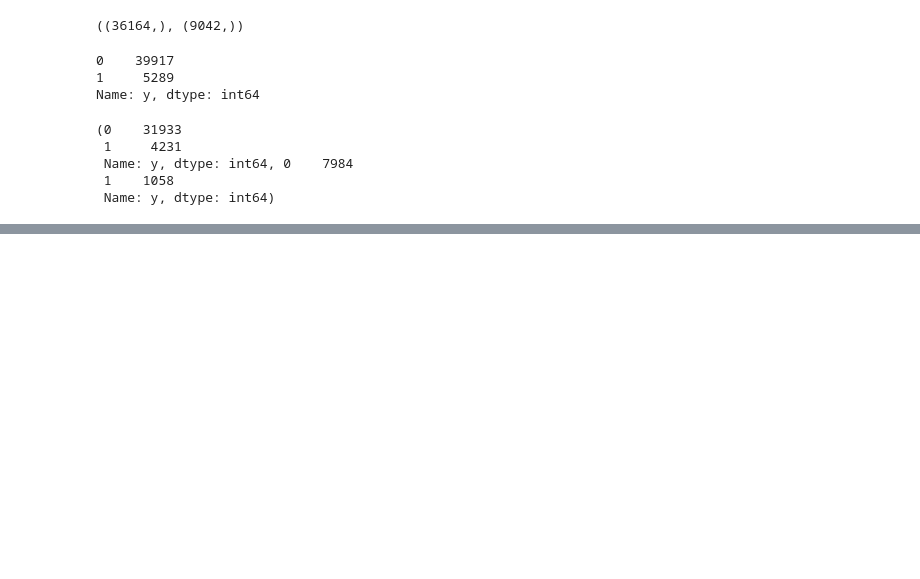
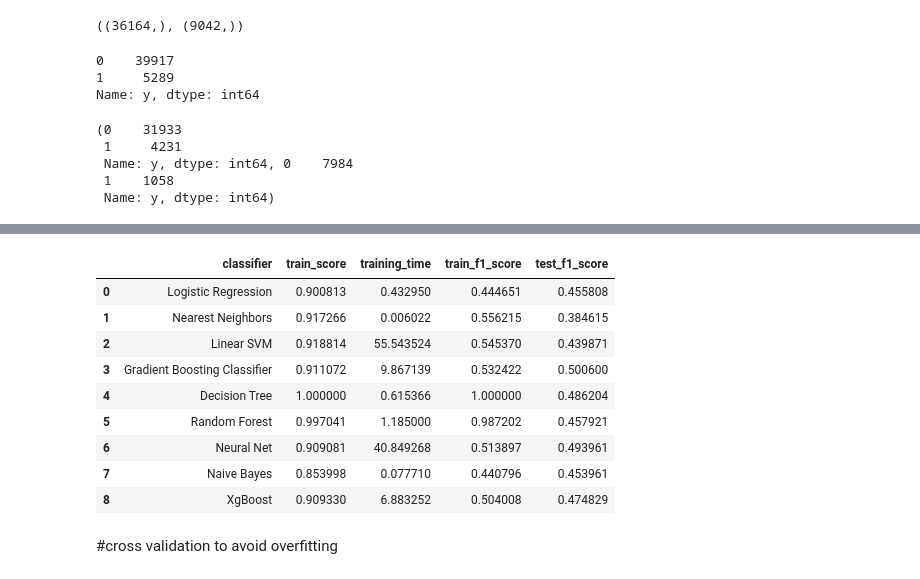
Before and after one commit to kunal51298/Bank_Marketing_Effectiveness_Prediction1, a Jupyter notebook: Bank_Marketing_Effectiveness_Prediction_kunal.ipynb, the cells around one changed output, grey strips where cells are left out. Drawn from its saved outputs; the diff is of its cells as text; code cells hidden in the pictures; blank space fills up the shorter version.

Commit message:
Created using Colaboratory, Classification, Label Encoding, Cross Validation to avoid Over fitting

```diff
--- a/Bank_Marketing_Effectiveness_Prediction_kunal.ipynb
+++ b/Bank_Marketing_Effectiveness_Prediction_kunal.ipynb
@@ -628,0 +645,30 @@ dict_classifiers = {
+# %%
+no_classifiers = len(dict_classifiers.keys())
+from sklearn.metrics import f1_score
+
+def batch_classify(X_train, Y_train,x_test,y_test,verbose = True):
+    df_results = pd.DataFrame(data=np.zeros(shape=(no_classifiers,5)), columns = ['classifier', 'train_score', 'training_time','train_f1_score','test_f1_score'])
+    count = 0
+    for key, classifier in dict_classifiers.items():
+        t_start = time.clock()
+        classifier.fit(X_train, Y_train)
+
+        t_end = time.clock()
+        t_diff = t_end - t_start
+        train_score = classifier.score(X_train, Y_train)
+        f1_score1_train= f1_score(Y_train,classifier.predict(X_train))
+        f1_score1_test= f1_score(y_test, classifier.predict(x_test))
+
+        df_results.loc[count,'classifier'] = key
+        df_results.loc[count,'train_score'] = train_score
+        df_results.loc[count,'training_time'] = t_diff
+        df_results.loc[count,'train_f1_score'] = f1_score1_train
+        df_results.loc[count,'test_f1_score'] = f1_score1_test
+        if verbose:
+            print("trained {c} in {f:.2f} s".format(c=key, f=t_diff))
+        count+=1
+    return df_results
+
+
+df_results = batch_classify(x_train_sc, y_train,x_test_sc,y_test)
+print(df_results.sort_values(by='train_score', ascending=False))
@@ -628,0 +693,16 @@ dict_classifiers = {
+# %%
+df_resutls=pd.DataFrame(df_results,columns=['classifier', 'train_score', 'training_time','train_f1_score','test_f1_score'])
+df_resutls
+# %% [output]
+|  | classifier | train_score | training_time | train_f1_score | test_f1_score |
+| 0 | Logistic Regression | 0.900813 | 0.432950 | 0.444651 | 0.455808 |
+| 1 | Nearest Neighbors | 0.917266 | 0.006022 | 0.556215 | 0.384615 |
+| 2 | Linear SVM | 0.918814 | 55.543524 | 0.545370 | 0.439871 |
+| 3 | Gradient Boosting Classifier | 0.911072 | 9.867139 | 0.532422 | 0.500600 |
+| 4 | Decision Tree | 1.000000 | 0.615366 | 1.000000 | 0.486204 |
+| 5 | Random Forest | 0.997041 | 1.185000 | 0.987202 | 0.457921 |
+| 6 | Neural Net | 0.909081 | 40.849268 | 0.513897 | 0.493961 |
+| 7 | Naive Bayes | 0.853998 | 0.077710 | 0.440796 | 0.453961 |
+| 8 | XgBoost | 0.909330 | 6.883252 | 0.504008 | 0.474829 |
+# %% [markdown]
+#cross validation to avoid overfitting
```
Also changed, not shown: parts of 18 cells of this notebook.
